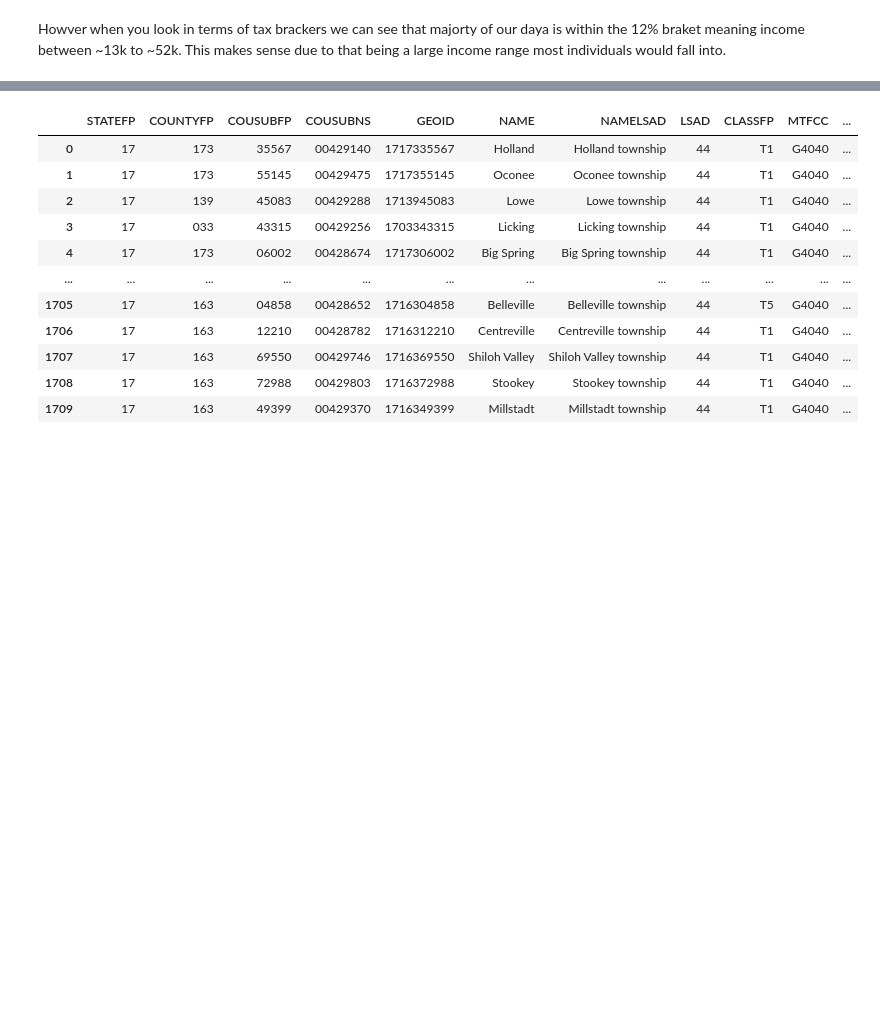
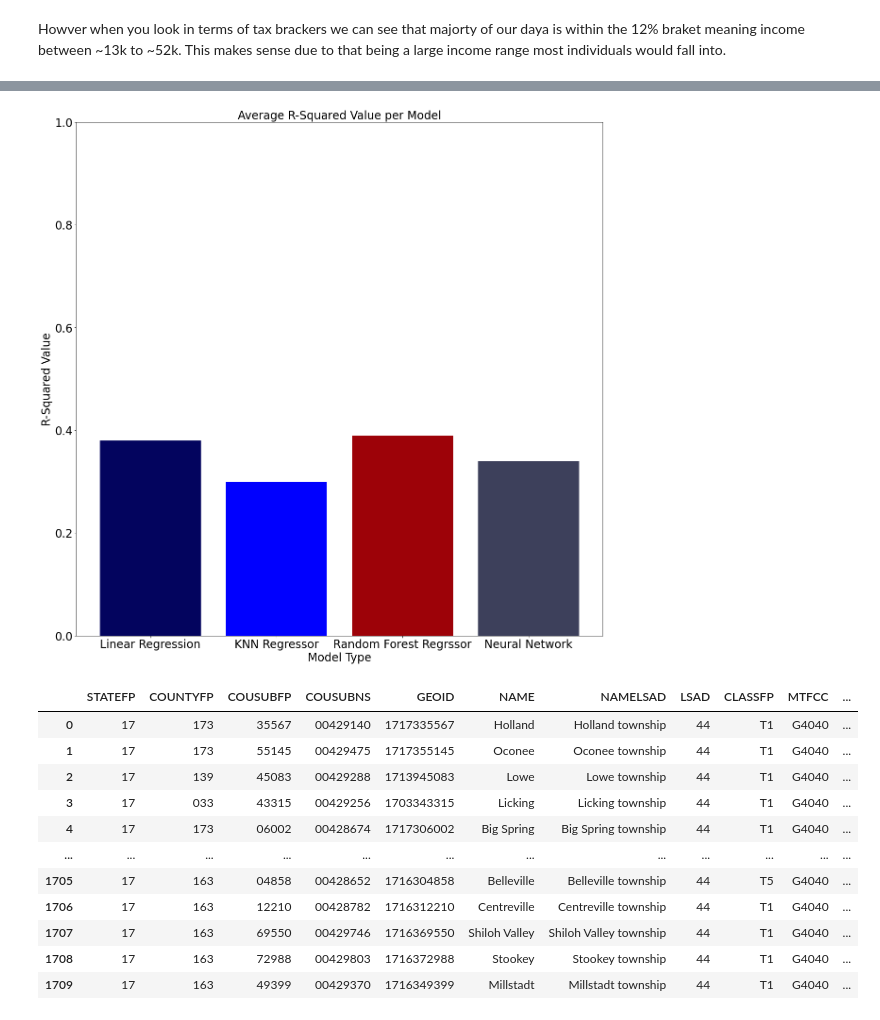
Before and after one commit to JohnhoyStephens/Capstone, a Jupyter notebook: Notebooks/Explortatory/visuals.ipynb, the cells around one changed output, grey strips where cells are left out. Drawn from its saved outputs; the diff is of its cells as text; code cells hidden in the pictures; blank space fills up the shorter version.

```diff
--- a/Notebooks/Explortatory/visuals.ipynb
+++ b/Notebooks/Explortatory/visuals.ipynb
@@ -77,3 +77,16 @@ plt.savefig("../../Reports/Figures/Tax_plot",transparent=True,bbox_inches="tight
 [figure]
 # %% [markdown]
 Howver when you look in terms of tax brackers we can see that majorty of our daya is within  the 12% braket meaning income between ~13k to ~52k. This makes sense due to that being  a large income range most individuals would fall into.
+# %%
+# models=pd.DataFrame([
+#     {"Model":["Linear Regression","KNN Regressor","Random Forest Regressor","Neural Network"]},
+#     {"R-Squared value":[.38,.30,.39,.34]}
+
+# ])
+models=pd.DataFrame([
+    {"bin_name":"Linear Regression","count":.38},
+    {"bin_name":"KNN Regressor","count":.30},
+    {"bin_name":"Random Forest Regrssor","count":.39},
+    {"bin_name":"Neural Network","count":.34}
+
+])
@@ -80,3 +101,16 @@ Howver when you look in terms of tax brackers we can see that majorty of our day
+# %%
+fig, ax = plt.subplots(figsize=((20,20)))
+plt.xlabel("Model Type",fontsize=24)
+plt.ylabel("R-Squared Value",fontsize=24)
+plt.tick_params(axis="both",labelsize=24)
+plt.title("Average R-Squared Value per Model",fontsize=24)
+# plt.legend()
+plt.ylim(0, 1)
+plt.savefig("model_values",transparent=True)
+plt.bar(models["bin_name"],models["count"],color=["#03045e","blue","#9d0208","#3d405b","#370617","#1a535c","#1a535c"]);
+plt.savefig("../../Reports/Figures/model_values",transparent=True,bbox_inches="tight",pad_inches=.2)
+# %% [output]
+[figure, added]
 # %%
 import geopandas as gpd
 # %%
```
Also changed, not shown: parts of 1 cell of this notebook, 8 other files.
